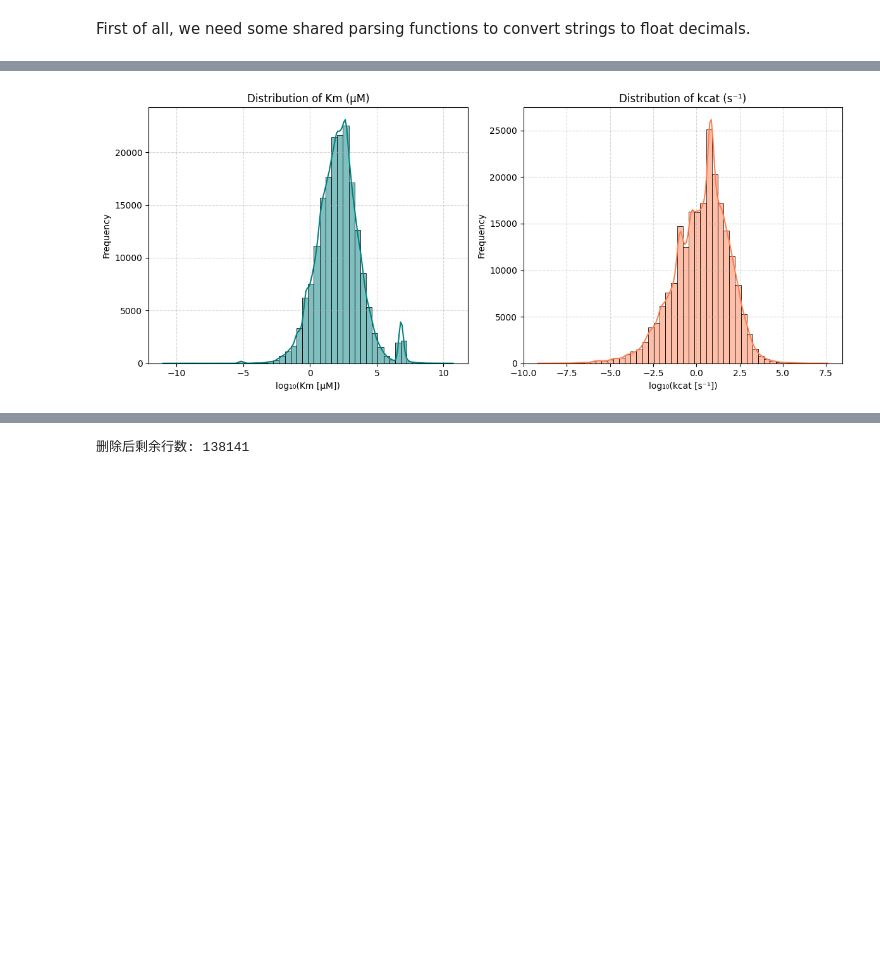
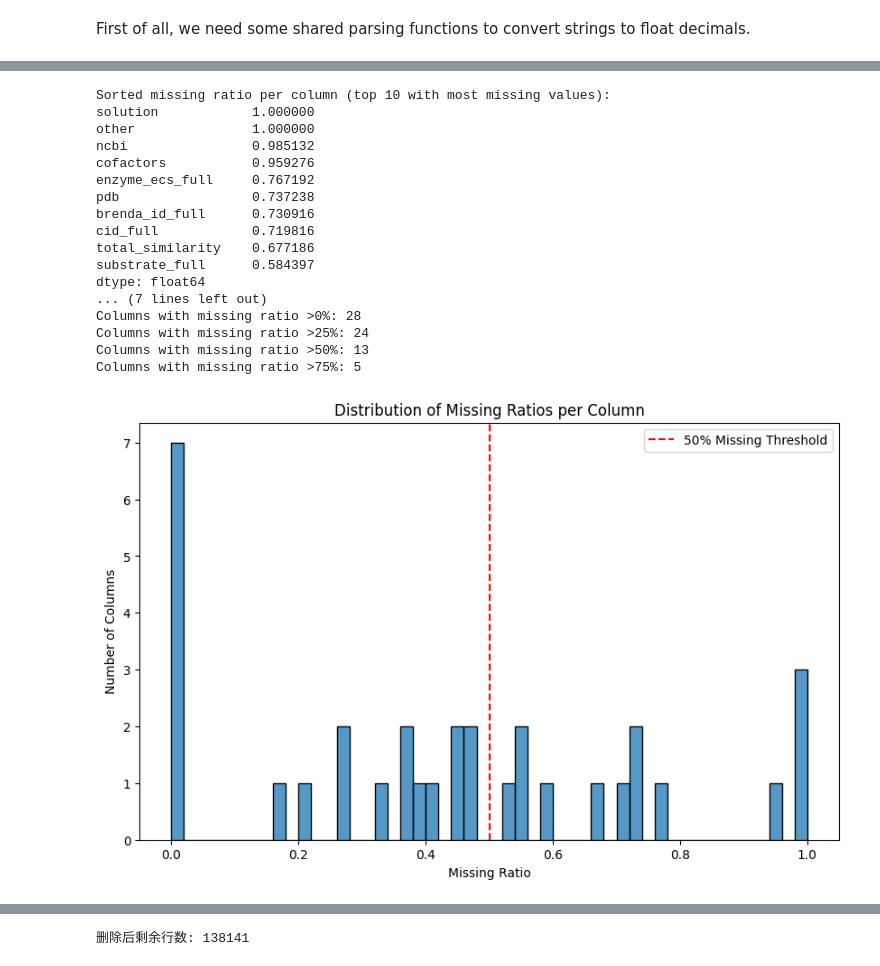
Before and after one commit to tinayang3024/CHE1147-Group-Project, a Jupyter notebook: notebooks/exploration.ipynb, the cells around one changed output, grey strips where cells are left out. Drawn from its saved outputs; the diff is of its cells as text; code cells hidden in the pictures; blank space fills up the shorter version.

```diff
--- a/notebooks/exploration.ipynb
+++ b/notebooks/exploration.ipynb
@@ -601,26 +280,47 @@ invalid_parse  : 677
-# %%
-# Drop NaNs for both
-km_values = enzy_data["Km_µM"].dropna()
-kcat_values = enzy_data["kcat_s^-1"].dropna()
-
-# ----- Plot side-by-side -----
-fig, axes = plt.subplots(1, 2, figsize=(12, 5))
-
-# Km (µM)
-sns.histplot(np.log10(km_values), bins=50, kde=True, color="teal", ax=axes[0])
-axes[0].set_xlabel("log₁₀(Km [µM])")
-axes[0].set_ylabel("Frequency")
-axes[0].set_title("Distribution of Km (µM)")
-axes[0].grid(True, ls="--", alpha=0.5)
-
-# kcat (s⁻¹)
-sns.histplot(np.log10(kcat_values), bins=50, kde=True, color="coral", ax=axes[1])
-axes[1].set_xlabel("log₁₀(kcat [s⁻¹])")
-axes[1].set_ylabel("Frequency")
-axes[1].set_title("Distribution of kcat (s⁻¹)")
-axes[1].grid(True, ls="--", alpha=0.5)
-
-plt.tight_layout()
-plt.show()
-# %% [output]
-[figure, removed]
+# %%
+# First check the missing rate (proportion of NaN values).
+# If a column has a missing rate > 50%, drop it (don’t include it in later analysis).
+missing_ratio = enzy_data.isnull().sum() / len(enzy_data)
+print("Sorted missing ratio per column (top 10 with most missing values):")
+print(missing_ratio.sort_values(ascending=False).head(10))
+print("\n")
+print(f"Total columns with 1+ missing values: {len(missing_ratio)}")
+print(f"Max missing ratio: {missing_ratio.max()}")
+print(f"Min missing ratio: {missing_ratio.min()}")
+print("\n")
+print(f"Columns with missing ratio >0%: {missing_ratio[missing_ratio > 0].count()}")
+print(f"Columns with missing ratio >25%: {missing_ratio[missing_ratio > 0.25].count()}")
+print(f"Columns with missing ratio >50%: {missing_ratio[missing_ratio > 0.5].count()}")
+print(f"Columns with missing ratio >75%: {missing_ratio[missing_ratio > 0.75].count()}")
+print("\n")
+
+# plot missing ratio distribution
+import matplotlib.pyplot as plt
+import seaborn as sns
+plt.figure(figsize=(10, 6))
+sns.histplot(missing_ratio, bins=50, kde=False)
+plt.title("Distribution of Missing Ratios per Column")
+plt.xlabel("Missing Ratio")
+plt.ylabel("Number of Columns")
+plt.axvline(0.5, color='red', linestyle='--', label='50% Missing Threshold')
+plt.legend()
+plt.show()
+# %% [output]
+Sorted missing ratio per column (top 10 with most missing values):
+solution            1.000000
+other               1.000000
+ncbi                0.985132
+cofactors           0.959276
+enzyme_ecs_full     0.767192
+pdb                 0.737238
+brenda_id_full      0.730916
+cid_full            0.719816
+total_similarity    0.677186
+substrate_full      0.584397
+dtype: float64
+... (7 lines left out)
+Columns with missing ratio >0%: 28
+Columns with missing ratio >25%: 24
+Columns with missing ratio >50%: 13
+Columns with missing ratio >75%: 5
+[figure, added]
```
Also changed, not shown: parts of 17 cells of this notebook.
